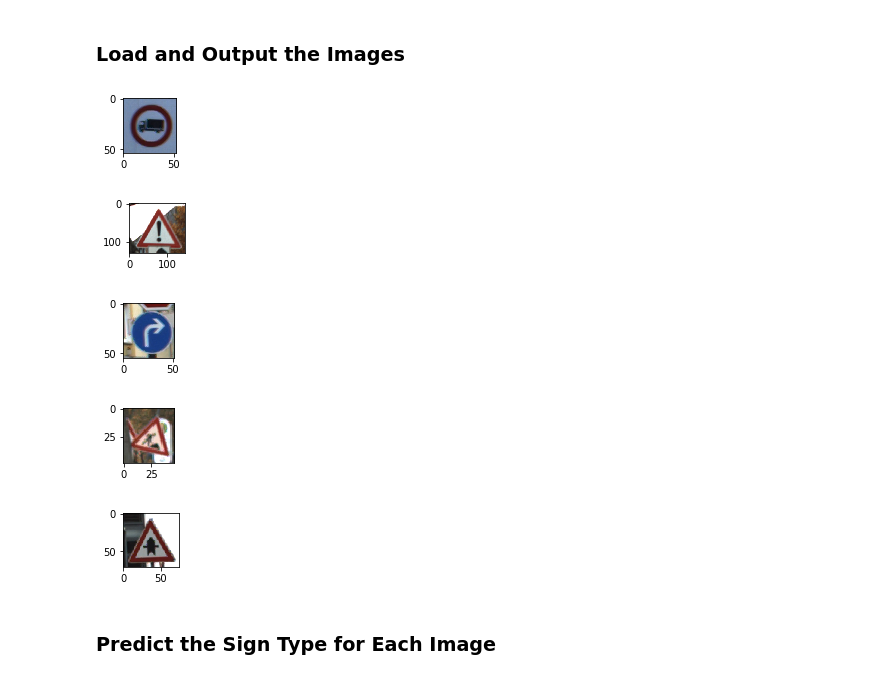
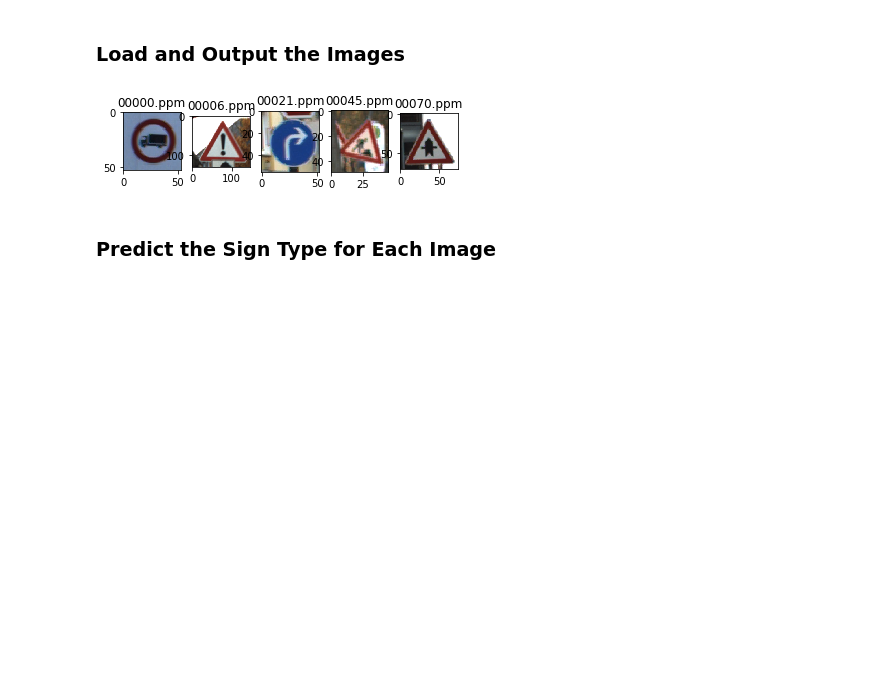
Before and after one commit to lelordoftech/Udacity, a Jupyter notebook: CarND-Traffic-Sign-Classifier-Project/Traffic_Sign_Classifier.ipynb, the cells around one changed output. Saved outputs shown, nothing was run; the diff lists cells and outputs as text; code cells hidden in the pictures; blank space fills up the shorter version.

```diff
--- a/CarND-Traffic-Sign-Classifier-Project/Traffic_Sign_Classifier.ipynb
+++ b/CarND-Traffic-Sign-Classifier-Project/Traffic_Sign_Classifier.ipynb
@@ -100,7 +100,8 @@ import random
 # Visualizations will be shown in the notebook.
 %matplotlib inline
 
-index = random.randint(0, len(X_train_in))
+#index = random.randint(0, len(X_train_in))
+index = 0
 image = X_train_in[index].squeeze()
 
 plt.figure(figsize=(1,1))
@@ -234,0 +294,7 @@ plt.savefig('examples/rotateRight.png')
+# %%
+X_train = np.append(X_train, X_train_left)
+X_train = np.append(X_train, X_train_right)
+y_train_double = np.append(y_train, y_train)
+y_train = np.append(y_train, y_train_double)
+
+X_train = X_train.reshape([len(y_train), 32, 32, 1])
@@ -264,15 +347,17 @@ def LeNet(x):
     weights = {
         'wc1': tf.Variable(tf.truncated_normal(shape=(5, 5, X_train[0].shape[2], 6), mean = mu, stddev = sigma)),
         'wc2': tf.Variable(tf.truncated_normal(shape=(5, 5, 6, 16), mean = mu, stddev = sigma)),
-        'wd1': tf.Variable(tf.truncated_normal(shape=(400, 120), mean = mu, stddev = sigma)),
-        'wd2': tf.Variable(tf.truncated_normal(shape=(120, 84), mean = mu, stddev = sigma)),
+        'wd1': tf.Variable(tf.truncated_normal(shape=(400, 240), mean = mu, stddev = sigma)),
+        'wd2': tf.Variable(tf.truncated_normal(shape=(240, 120), mean = mu, stddev = sigma)),
+        'wd3': tf.Variable(tf.truncated_normal(shape=(120, 84), mean = mu, stddev = sigma)),
         'out': tf.Variable(tf.truncated_normal(shape=(84, n_classes), mean = mu, stddev = sigma))}
 
     biases = {
         'bc1': tf.Variable(tf.zeros([6])),
         'bc2': tf.Variable(tf.zeros([16])),
-        'bd1': tf.Variable(tf.zeros([120])),
-        'bd2': tf.Variable(tf.zeros([84])),
+        'bd1': tf.Variable(tf.zeros([240])),
+        'bd2': tf.Variable(tf.zeros([120])),
+        'bd3': tf.Variable(tf.zeros([84])),
         'out': tf.Variable(tf.zeros([n_classes]))}
 
     # SOLUTION: Layer 1: Convolutional. Input = 32x32x3. Output = 28x28x6.
@@ -296,20 +381,26 @@ def LeNet(x):
     # SOLUTION: Flatten. Input = 5x5x16. Output = 400.
     fc0   = flatten(conv2)
 
-    # SOLUTION: Layer 3: Fully Connected. Input = 400. Output = 120.
+    # SOLUTION: Layer 3: Fully Connected. Input = 400. Output = 240.
     fc1 = tf.add(tf.matmul(fc0, weights['wd1']), biases['bd1'])
 
     # SOLUTION: Activation.
     fc1    = tf.nn.relu(fc1)
 
-    # SOLUTION: Layer 4: Fully Connected. Input = 120. Output = 84.
+    # SOLUTION: Layer 4: Fully Connected. Input = 240. Output = 120.
     fc2 = tf.add(tf.matmul(fc1, weights['wd2']), biases['bd2'])
 
     # SOLUTION: Activation.
     fc2    = tf.nn.relu(fc2)
 
+    # SOLUTION: Layer 5: Fully Connected. Input = 120. Output = 84.
+    fc3 = tf.add(tf.matmul(fc2, weights['wd3']), biases['bd3'])
+
+    # SOLUTION: Activation.
+    fc3    = tf.nn.relu(fc3)
+
     # SOLUTION: Layer 5: Fully Connected. Input = 84. Output = n_classes.
-    logits = tf.add(tf.matmul(fc2, weights['out']), biases['out'])
+    logits = tf.add(tf.matmul(fc3, weights['out']), biases['out'])
 
     return logits
 # %% [markdown]
@@ -425,33 +524,32 @@ You may find `signnames.csv` useful as it contains mappings from the class id (i
 # %%
 ### Load the images and plot them here.
 ### Feel free to use as many code cells as needed.
 import matplotlib.image as mpimg
 import matplotlib.pyplot as plt
 # Visualizations will be shown in the notebook.
 %matplotlib inline
 
 new_images_name = ['00000.ppm',   # 16 Vehicles over 3.5 metric tons prohibited
                     '00006.ppm',  # 18 General caution
                     '00021.ppm',  # 33 Turn right ahead
                     '00045.ppm',  # 25 Road work
                     '00070.ppm']  # 11 Right-of-way at the next intersection
 new_images_id = np.array([16, 18, 33, 25, 11])
 
 new_images = []
 
-for new_image in new_images_name:
-    image = mpimg.imread('traffic-signs-data/' + new_image)
-    plt.figure(figsize=(1,1))
-    plt.imshow(image)
+fig = plt.figure()
+total_new_image = len(new_images_name)
+for i in range(total_new_image):
+    image = mpimg.imread('traffic-signs-data/' + new_images_name[i])
+    a=fig.add_subplot(1, total_new_image, i+1)
+    imgplot = plt.imshow(image)
+    a.set_title(new_images_name[i])
     new_images.append(image)
 
 new_images = np.array(new_images)
 # %% [output]
-[figure, old version]
+[figure, new version]
-[figure, removed]
-[figure, removed]
-[figure, removed]
-[figure, removed]
 # %% [markdown]
 ### Predict the Sign Type for Each Image
 # %%
```
Also changed, not shown: parts of 22 cells of this notebook, 7 other files.
